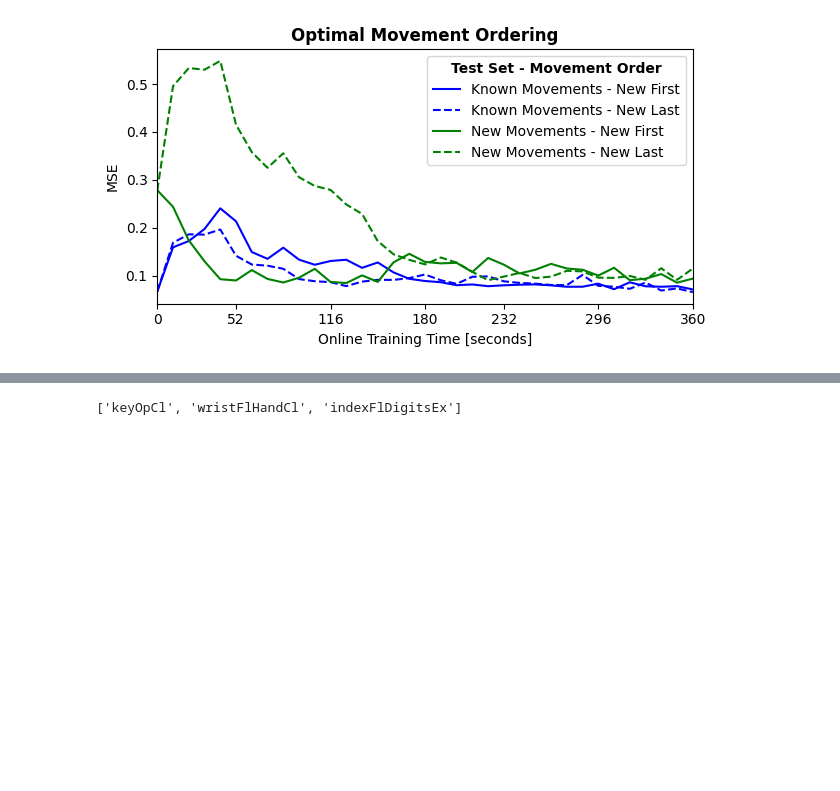
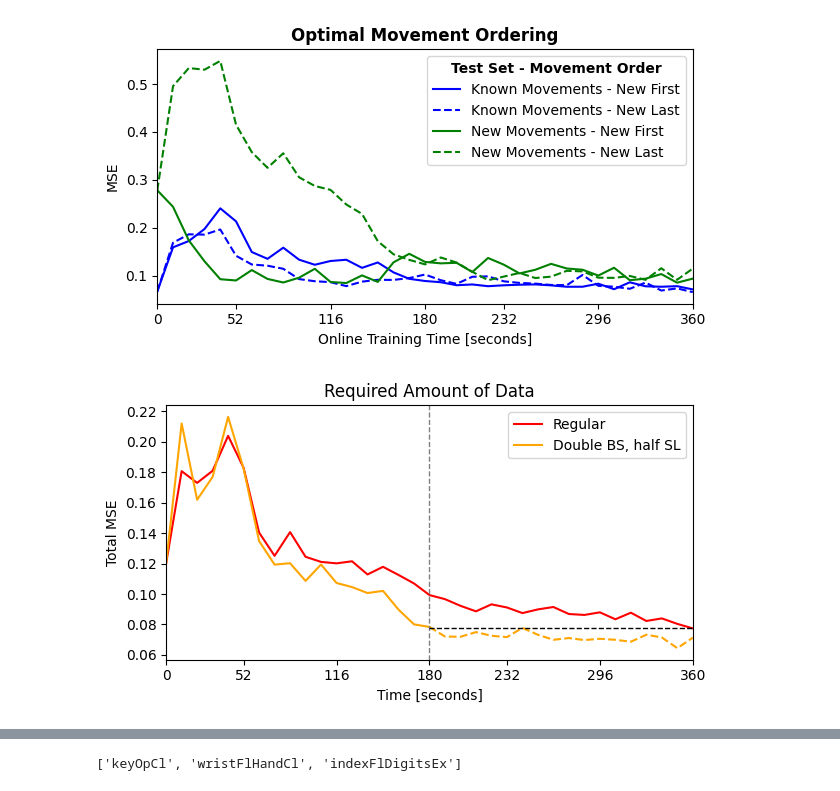
Before and after one commit to joris-gentinetta/biomech_PCP, a Jupyter notebook: paper_plots.ipynb, the cells around one changed output, grey strips where cells are left out. Drawn from its saved outputs; the diff is of its cells as text; code cells hidden in the pictures; blank space fills up the shorter version.

```diff
--- a/paper_plots.ipynb
+++ b/paper_plots.ipynb
@@ -839,3 +847,84 @@ plt.show()
 plt.close(fig)
 # %% [output]
 [figure]
+# %%
+import numpy as np
+import matplotlib.pyplot as plt
+
+# Subsample the data
+subsampled_best = total_df_best.mean(axis=0).iloc[::2].copy()
+subsampled_best.index = range(0, len(subsampled_best))
+
+# Compute the last value of 'Regular' and 'Double BS, half SL'
+last_value_regular = total_df_offline.mean(axis=0).iloc[-1]
+last_value_best = total_df_best.mean(axis=0).iloc[-1]
+
+# Calculate the position corresponding to 180 seconds
+x_180 = 180 * len(total_df_offline.mean(axis=0)) / 360
+
+# Prepare x and y values
+x_values = np.arange(len(subsampled_best))
+y_values = subsampled_best
+
+# Find indices around 180 seconds
+idx_180 = np.searchsorted(x_values, x_180, side='left')
+
+# Split the data into segments
+x_before = x_values[:idx_180]
+y_before = y_values.iloc[:idx_180]
+
+x_after = x_values[idx_180 - 1:]
+y_after = y_values.iloc[idx_180 - 1:]
+
+# Set up the plot with specified figure size
+fig, ax1 = plt.subplots(figsize=(9*0.7, 5*0.7))
+
+# Plot 'Regular' data
+ax1.plot(total_df_offline.mean(axis=0), label='Regular', color='red')
+
+# Plot 'Double BS, half SL' data with dashed line after 180 seconds
+ax1.plot(x_before, y_before, linestyle='-', color='orange', label='Double BS, half SL')
+ax1.plot(x_after, y_after, linestyle='--', color='orange')
+
+# Set title and labels
+ax1.set_title('Required Amount of Data', fontweight='bold')
+ax1.set_ylabel('Total MSE')
+ax1.set_xlabel('Time [seconds]')
+
+# Set x-axis limits and scale
+num_ticks = 7
+tick_positions = np.linspace(0, len(total_df_offline.mean(axis=0)) - 1, num_ticks, dtype=int)
+tick_labels = [int(i * 360 / (len(total_df_offline.mean(axis=0)) - 1)) for i in tick_positions]
+
+ax1.set_xticks(tick_positions)
+ax1.set_xticklabels(tick_labels)
+ax1.set_xlim(0, len(total_df_offline.mean(axis=0)) - 1)
+
+# # Add vertical line at 180 seconds
+# ax1.axvline(x=tick_positions[3], color='gray', linestyle='--', linewidth=1)
+
+# # Add horizontal line at the last value of 'Regular'
+# ax1.axhline(y=last_value_regular, color='black', linestyle='--', linewidth=1)
+
+# Plot partial vertical and horizontal lines up to the crossing point
+cross_x = tick_positions[3]
+cross_y = last_value_regular
+
+# Add vertical line up to the crossing point
+# ax1.vlines(x=cross_x, ymin=ax1.get_ylim()[0], ymax=cross_y, color='gray', linestyle='--', linewidth=1)
+ax1.axvline(x=tick_positions[3], color='gray', linestyle='--', linewidth=1)
+
+# Add horizontal line up to the crossing point
+ax1.hlines(y=cross_y, xmin=cross_x, xmax=cross_x*2, color='black', linestyle='--', linewidth=1)
+
+
+# Add legend
+ax1.legend()
+
+# Adjust layout and display the plot
+plt.tight_layout()
+plt.show()
+# plt.savefig(plot_folder / 'data.png', dpi=600)
+plt.close(fig)
+# %% [output]
+[figure, added]
```
Also changed, not shown: parts of 17 cells of this notebook.
